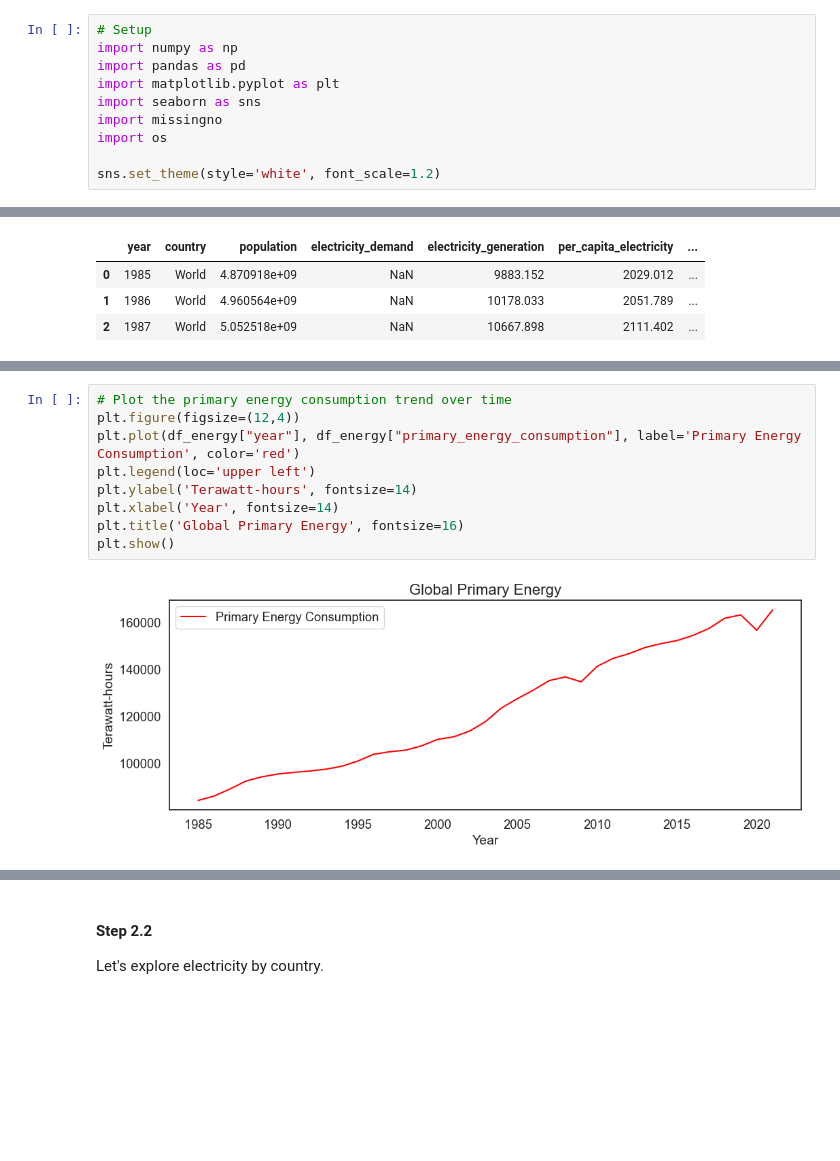
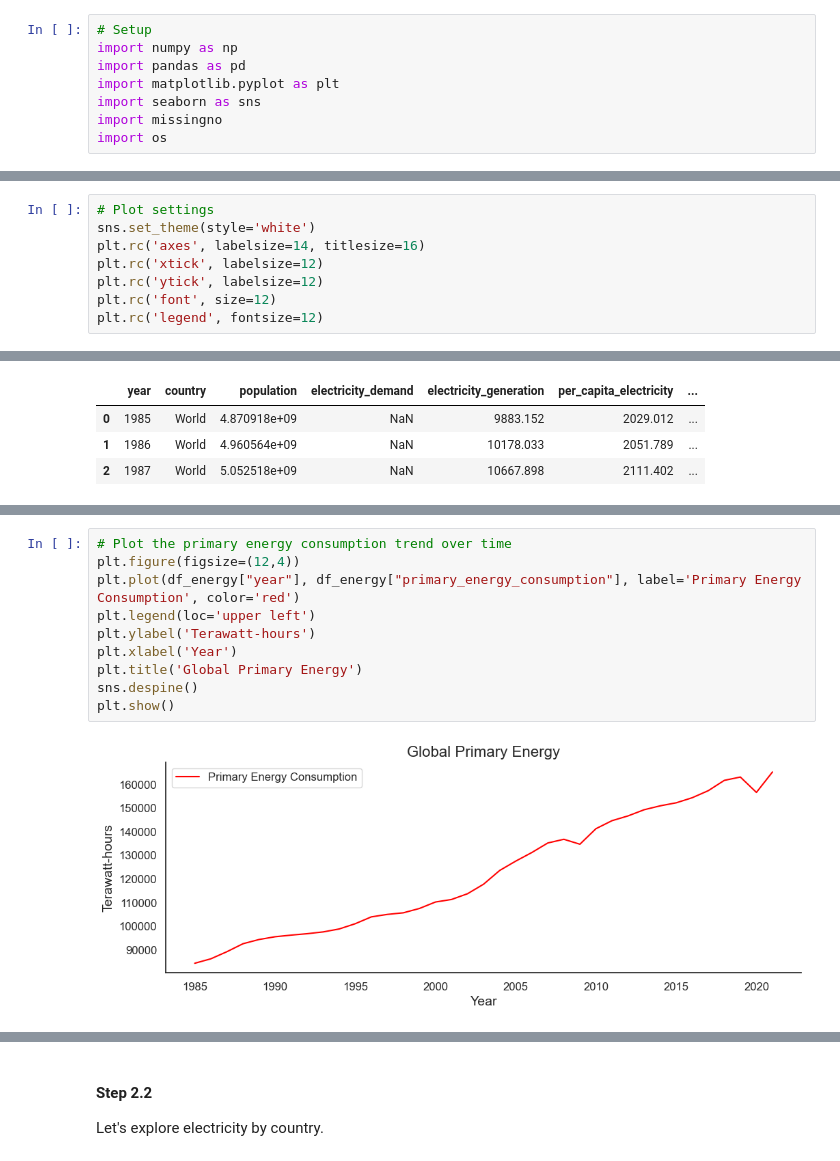
Before and after one commit to ubco-W2022T1-cosc301/project-group02, a Jupyter notebook: notebooks/analysis1.ipynb, the cells around one changed output, grey strips where cells are left out. Cells and saved outputs as stored; diff of their text form; blank space fills up the shorter version.

```diff
--- a/notebooks/analysis1.ipynb
+++ b/notebooks/analysis1.ipynb
@@ -12,8 +12,6 @@ import matplotlib.pyplot as plt
 import seaborn as sns
 import missingno
 import os
-
-sns.set_theme(style='white', font_scale=1.2)
 # %% [markdown]
 ## Load data
 # %%
@@ -124,6 +122,14 @@ codebook.loc[codebook["column"].str.contains("elec")]
 Now we can see all columns that contain the string'elec'. Most columns relate to different forms of electricity generation. Electricity demand and electricity generation columns are all encompassing.<br>
 #### Step 2.1
 First, let's look at global energy trends.
+# %%
+# Plot settings
+sns.set_theme(style='white')
+plt.rc('axes', labelsize=14, titlesize=16)
+plt.rc('xtick', labelsize=12)
+plt.rc('ytick', labelsize=12)
+plt.rc('font', size=12)
+plt.rc('legend', fontsize=12)
 # %%
 ### create dataframe to compare global electricty vs primary energy
 df_energy = df[["year", "country", "population", "electricity_demand", "electricity_generation", "per_capita_electricity", "primary_energy_consumption", "energy_per_capita"]]
@@ -161,14 +176,15 @@ plt.show()
 # %%
 # Plot the primary energy consumption trend over time
 plt.figure(figsize=(12,4))
 plt.plot(df_energy["year"], df_energy["primary_energy_consumption"], label='Primary Energy Consumption', color='red')
 plt.legend(loc='upper left')
-plt.ylabel('Terawatt-hours', fontsize=14)
-plt.xlabel('Year', fontsize=14)
-plt.title('Global Primary Energy', fontsize=16)
+plt.ylabel('Terawatt-hours')
+plt.xlabel('Year')
+plt.title('Global Primary Energy')
+sns.despine()
 plt.show()
 # %% [output]
-[figure, old version]
+[figure, new version]
 # %%
 # Plot the per capita electricity & energy per capita trends over time
 plt.figure(figsize=(12,4))
```
Also changed, not shown: parts of 28 cells of this notebook, 1 other file.
